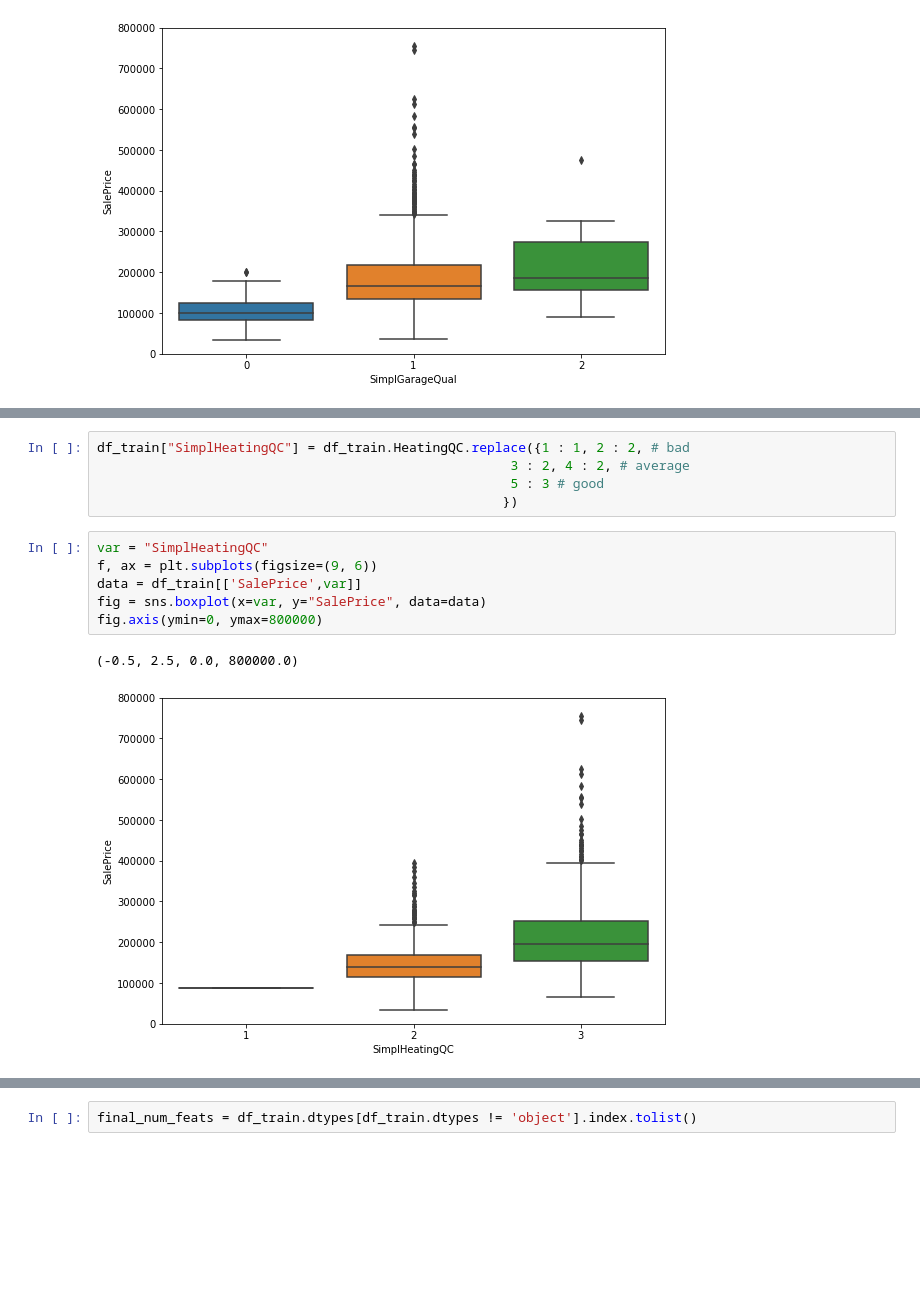
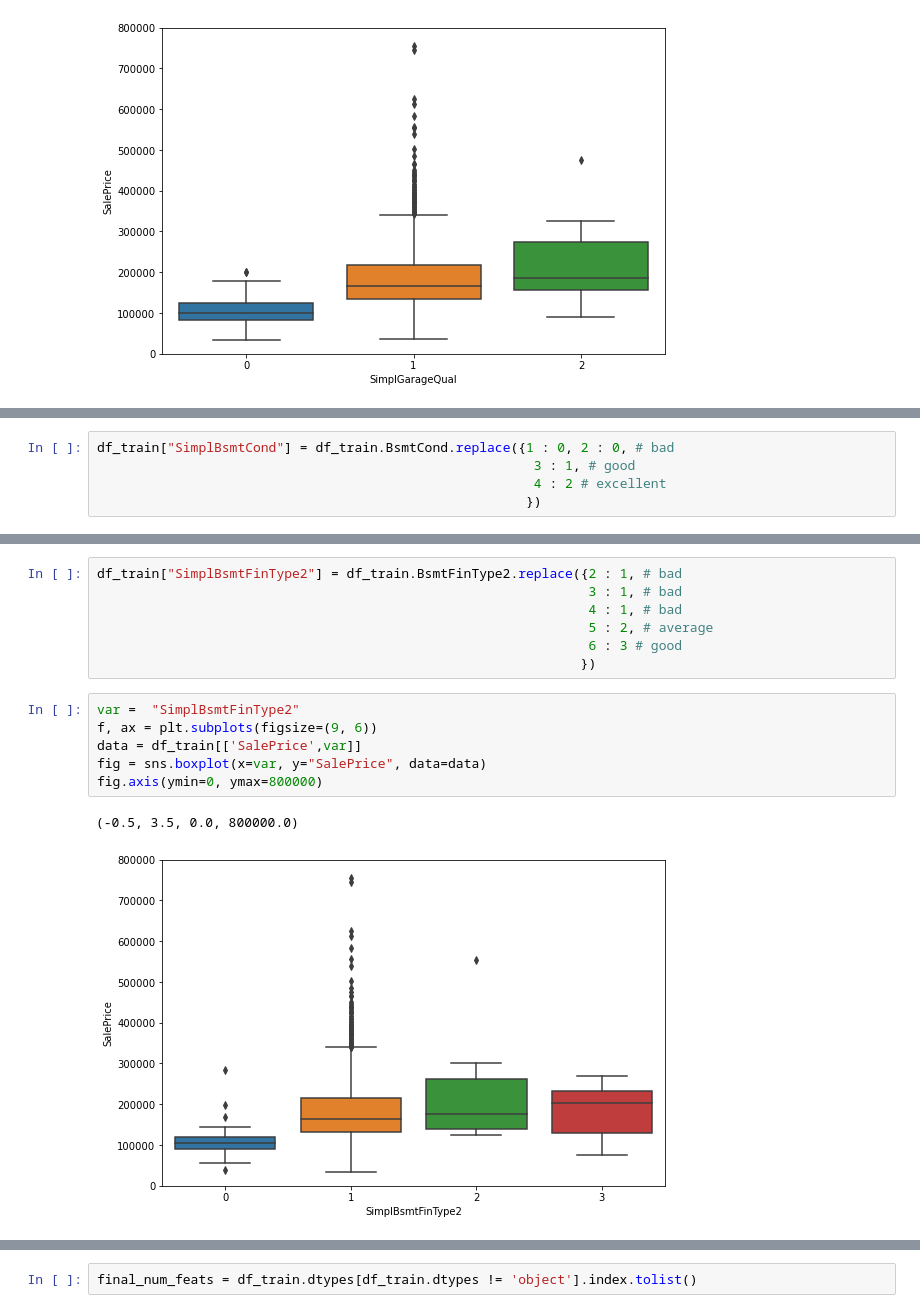
Before and after one commit to ryan-ferns/DS_auticon_week_3, a Jupyter notebook: data_exploration_tutorial.ipynb, the cells around one changed output, grey strips where cells are left out. Saved outputs shown, nothing was run; the diff lists cells and outputs as text; blank space fills up the shorter version.

Commit message:
In the Feature Engineering Tutorial, I simplied two other ordinal variables instead of HeatingQC.

```diff
--- a/data_exploration_tutorial.ipynb
+++ b/data_exploration_tutorial.ipynb
@@ -658,0 +791,5 @@ fig.axis(ymin=0, ymax=800000)
+# %%
+df_train["SimplBsmtCond"] = df_train.BsmtCond.replace({1 : 0, 2 : 0, # bad
+                                                        3 : 1, # good
+                                                        4 : 2 # excellent
+                                                       })
@@ -659,14 +852,16 @@ fig.axis(ymin=0, ymax=800000)
 # %%
-df_train["SimplHeatingQC"] = df_train.HeatingQC.replace({1 : 1, 2 : 2, # bad
-                                                     3 : 2, 4 : 2, # average
-                                                     5 : 3 # good
-                                                    })
+df_train["SimplBsmtFinType2"] = df_train.BsmtFinType2.replace({2 : 1, # bad
+                                                               3 : 1, # bad
+                                                               4 : 1, # bad
+                                                               5 : 2, # average
+                                                               6 : 3 # good
+                                                              })
 # %%
-var = "SimplHeatingQC"
+var =  "SimplBsmtFinType2"
 f, ax = plt.subplots(figsize=(9, 6))
 data = df_train[['SalePrice',var]]
 fig = sns.boxplot(x=var, y="SalePrice", data=data)
 fig.axis(ymin=0, ymax=800000)
 # %% [output]
-(-0.5, 2.5, 0.0, 800000.0)
+(-0.5, 3.5, 0.0, 800000.0)
-[figure, old version]
+[figure, new version]
```
Also changed, not shown: parts of 33 cells of this notebook.
